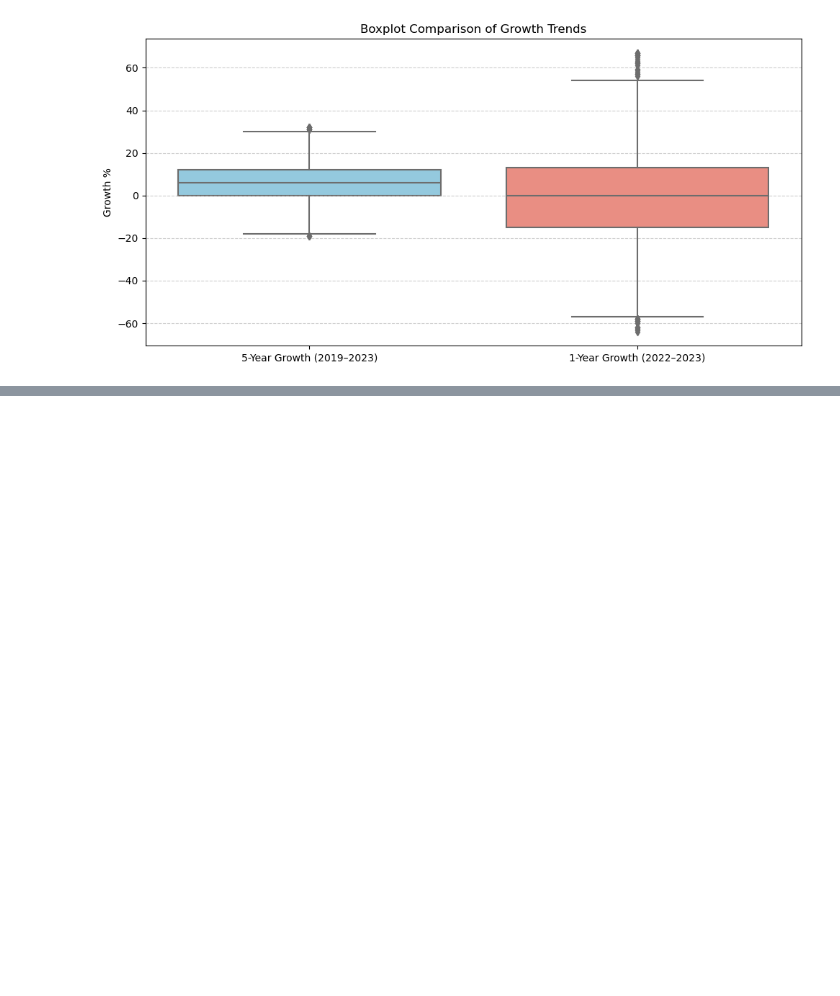
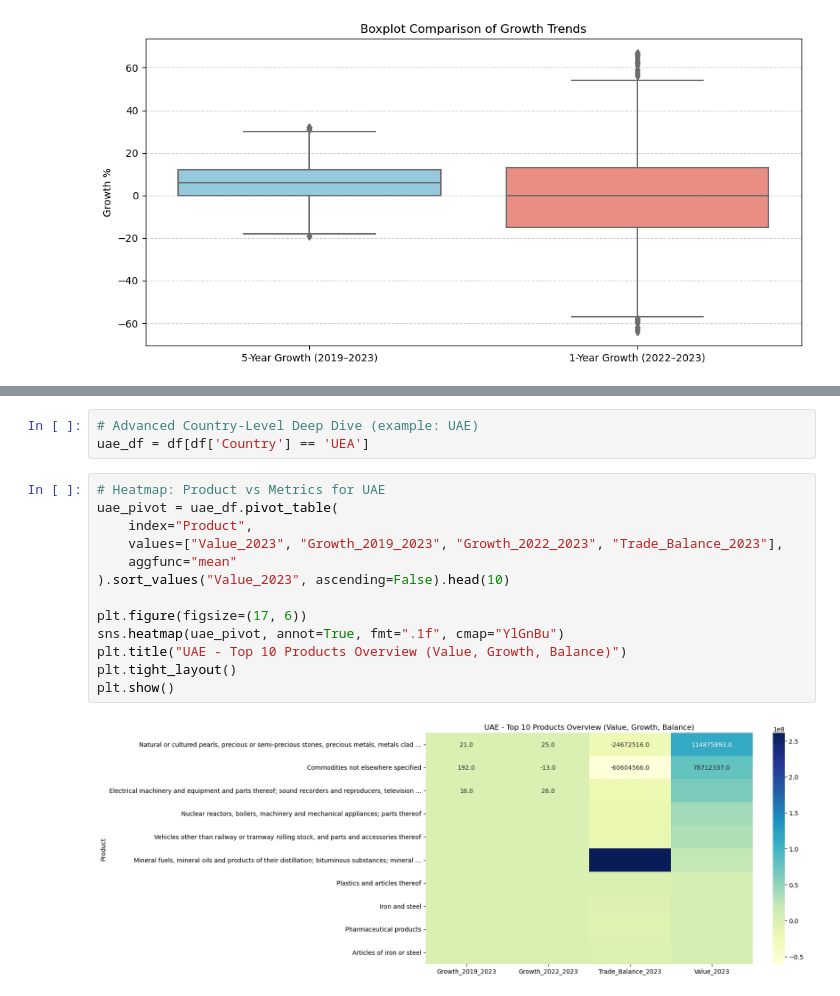
Before and after one commit to Gaurabh23/Bilateral-Trade-Analyais-of-Middle-East-and-Australia, a Jupyter notebook: EDA.ipynb, the cells around one changed output, grey strips where cells are left out. Saved outputs shown, nothing was run; the diff lists cells and outputs as text; blank space fills up the shorter version.

```diff
--- a/EDA.ipynb
+++ b/EDA.ipynb
@@ -143,0 +215,18 @@ Name: Growth_2022_2023, dtype: float64
+# %%
+# Advanced Country-Level Deep Dive (example: UAE)
+uae_df = df[df['Country'] == 'UEA']
+# %%
+# Heatmap: Product vs Metrics for UAE
+uae_pivot = uae_df.pivot_table(
+    index="Product",
+    values=["Value_2023", "Growth_2019_2023", "Growth_2022_2023", "Trade_Balance_2023"],
+    aggfunc="mean"
+).sort_values("Value_2023", ascending=False).head(10)
+
+plt.figure(figsize=(17, 6))
+sns.heatmap(uae_pivot, annot=True, fmt=".1f", cmap="YlGnBu")
+plt.title("UAE - Top 10 Products Overview (Value, Growth, Balance)")
+plt.tight_layout()
+plt.show()
+# %% [output]
+[figure, added]
```
Also changed, not shown: parts of 9 cells of this notebook.
